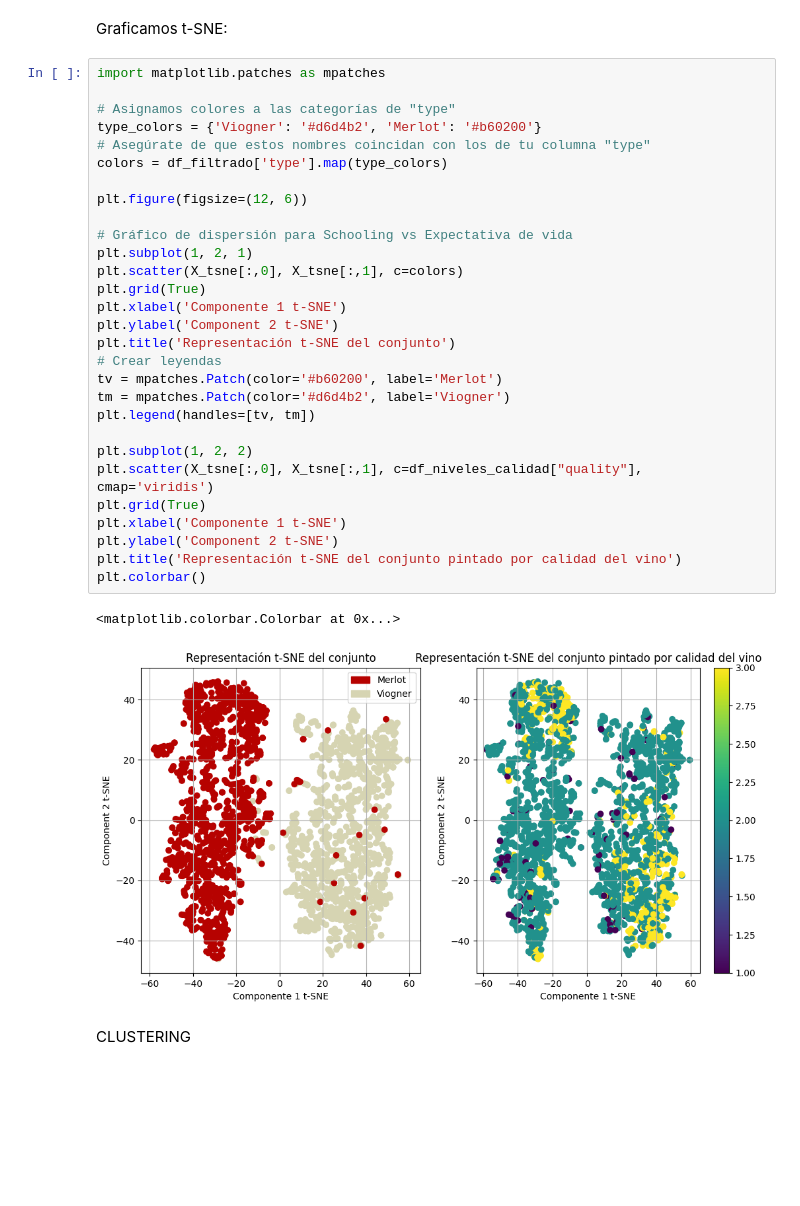
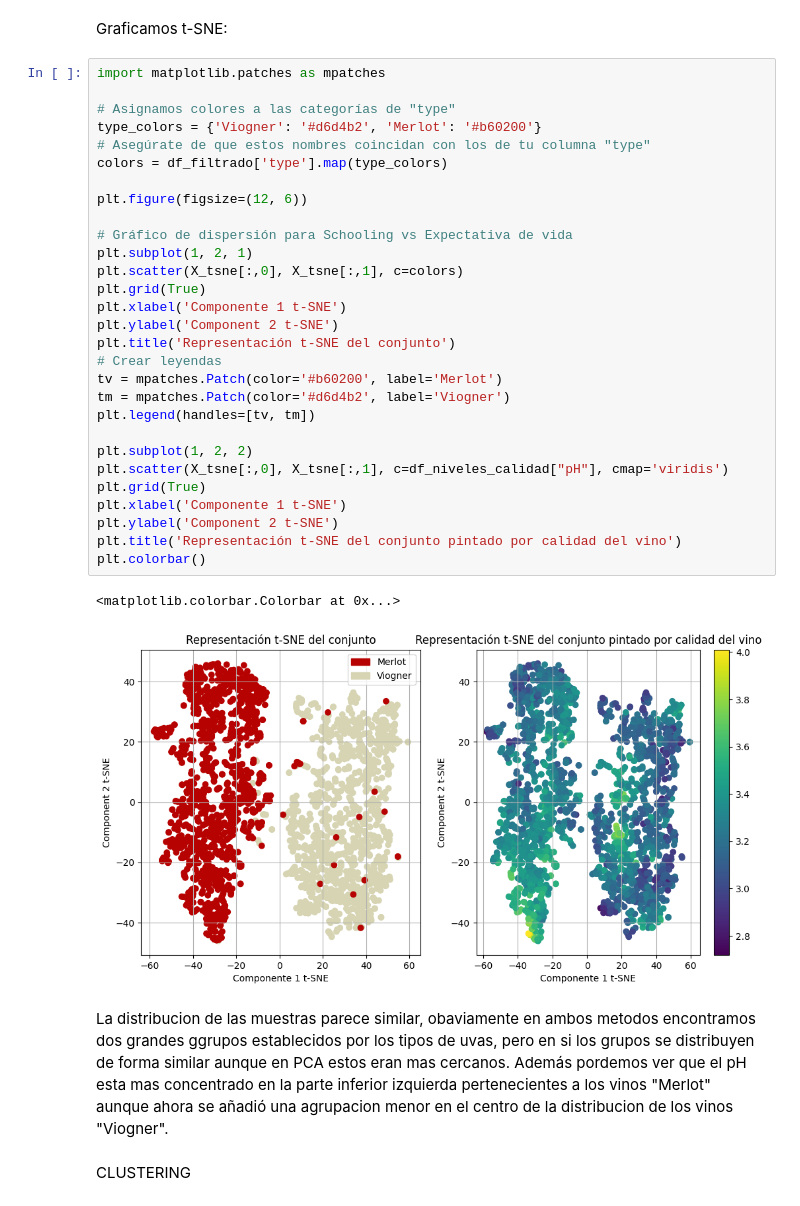
Before and after one commit to abriliglesias/Tp-ciencia-de-datos-, a Jupyter notebook: tpe.ipynb, the cells around one changed output. Saved outputs shown, nothing was run; the diff lists cells and outputs as text; blank space fills up the shorter version.

```diff
--- a/tpe.ipynb
+++ b/tpe.ipynb
@@ -1222,35 +1185,37 @@ Graficamos t-SNE:
 # %%
 import matplotlib.patches as mpatches
 
 # Asignamos colores a las categorías de "type"
 type_colors = {'Viogner': '#d6d4b2', 'Merlot': '#b60200'}
 # Asegúrate de que estos nombres coincidan con los de tu columna "type"
 colors = df_filtrado['type'].map(type_colors)
 
 plt.figure(figsize=(12, 6))
 
 # Gráfico de dispersión para Schooling vs Expectativa de vida
 plt.subplot(1, 2, 1)
 plt.scatter(X_tsne[:,0], X_tsne[:,1], c=colors)
 plt.grid(True)
 plt.xlabel('Componente 1 t-SNE')
 plt.ylabel('Component 2 t-SNE')
 plt.title('Representación t-SNE del conjunto')
 # Crear leyendas
 tv = mpatches.Patch(color='#b60200', label='Merlot')
 tm = mpatches.Patch(color='#d6d4b2', label='Viogner')
 plt.legend(handles=[tv, tm])
 
 plt.subplot(1, 2, 2)
-plt.scatter(X_tsne[:,0], X_tsne[:,1], c=df_niveles_calidad["quality"], cmap='viridis')
+plt.scatter(X_tsne[:,0], X_tsne[:,1], c=df_niveles_calidad["pH"], cmap='viridis')
 plt.grid(True)
 plt.xlabel('Componente 1 t-SNE')
 plt.ylabel('Component 2 t-SNE')
 plt.title('Representación t-SNE del conjunto pintado por calidad del vino')
 plt.colorbar()
 # %% [output]
 <matplotlib.colorbar.Colorbar at 0x...>
-[figure, old version]
+[figure, new version]
+# %% [markdown]
+La distribucion de las muestras parece similar, obaviamente en ambos metodos encontramos dos grandes ggrupos establecidos por los tipos de uvas, pero en si los grupos se distribuyen de forma similar aunque en PCA estos eran mas cercanos. Además pordemos ver que el pH esta mas concentrado en la parte inferior izquierda pertenecientes a los vinos "Merlot" aunque ahora se añadió una agrupacion menor en el centro de la distribucion de los vinos "Viogner".
 # %% [markdown]
 CLUSTERING
 # %%
```
Also changed, not shown: parts of 61 cells of this notebook.
